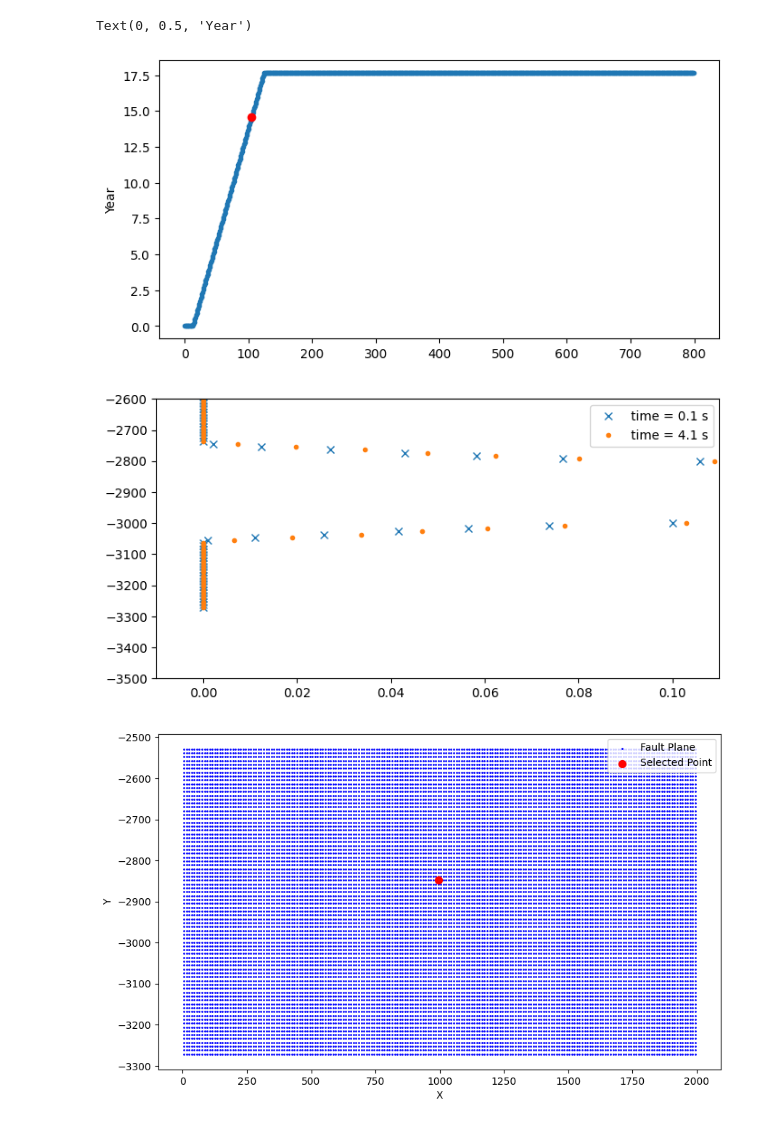
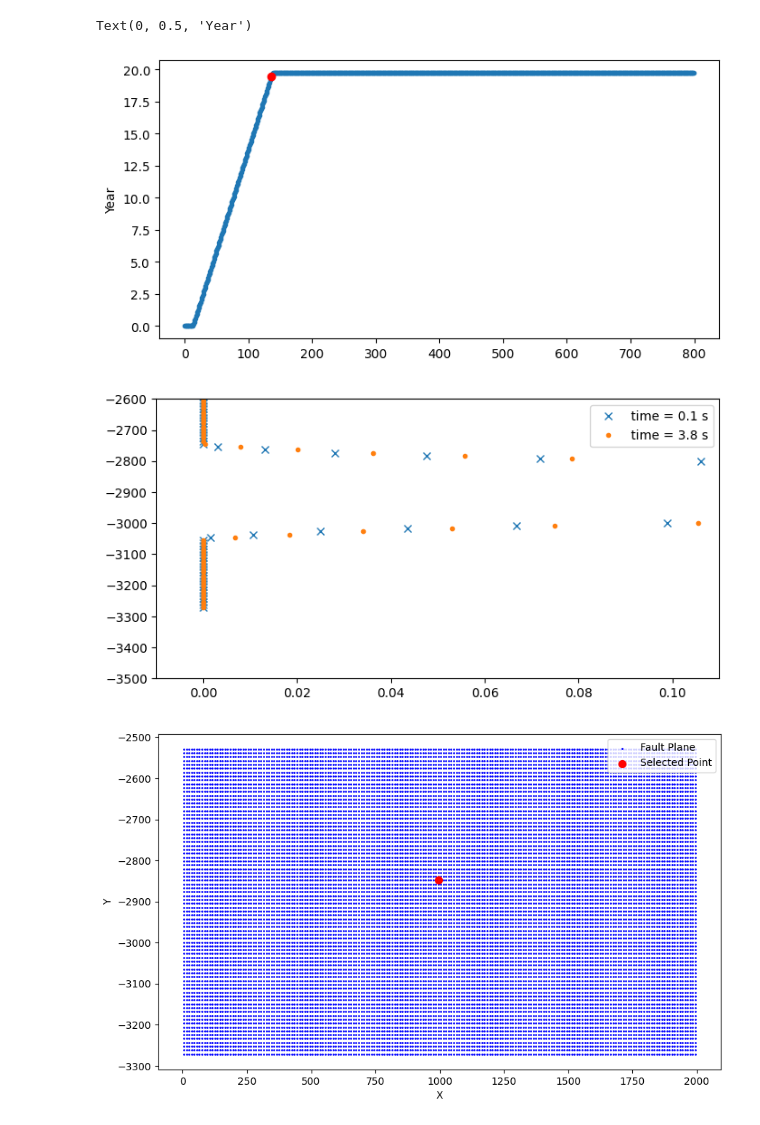
Before and after one commit to qshi47/Flow2QuakeDFN, a Jupyter notebook: Plot_ResultSlip.ipynb, the cells around one changed output. Saved outputs shown, nothing was run; the diff lists cells and outputs as text; code cells hidden in the pictures.

```diff
--- a/Plot_ResultSlip.ipynb
+++ b/Plot_ResultSlip.ipynb
@@ -62,13 +62,13 @@ def get_rupture_start_timestep():
 # %%
 plt.plot( History_Time/Year_in_Second, '.' )
 
-idx_rupture = get_rupture_start_timestep()
+idx_rupture = get_rupture_start_timestep() + 30
 
 plt.plot( idx_rupture, History_Time[idx_rupture]/Year_in_Second,  'ro' )
 plt.ylabel('Year')
 # %% [output]
 Text(0, 0.5, 'Year')
-[figure, old version]
+[figure, new version]
 # %%
 def get_center_line(faultcenter):
     idx_CLine = np.where(  faultcenter[:,1] == 995. )[0]
@@ -92,7 +92,7 @@ ax.set_xscale('linear')
 ax.set_xlim(-0.01, 0.11)
 ax.set_ylim(-3500, -2600);
 # %% [output]
-[figure, old version]
+[figure, new version]
 # %%
 # Select a point index, for example, the first point in the center line
 point_index = idx_CenterLine[45]
```
Also changed, not shown: parts of 3 cells of this notebook, 2 other files.
